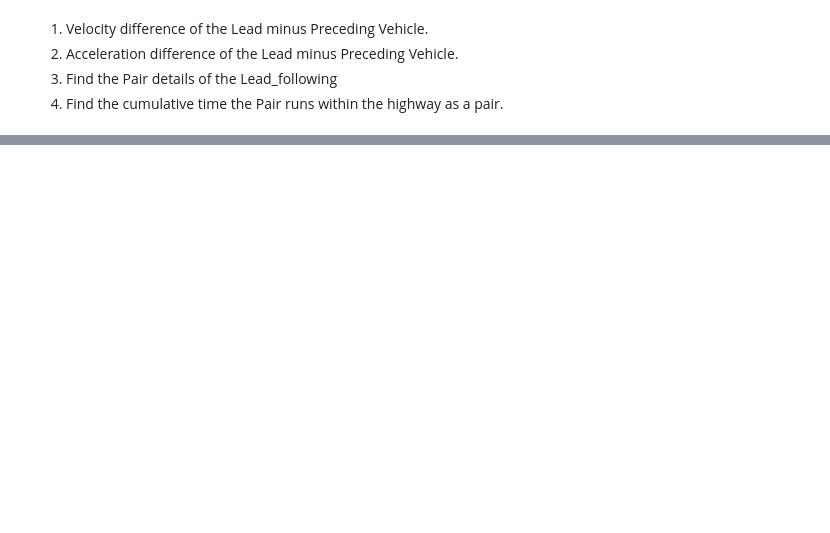
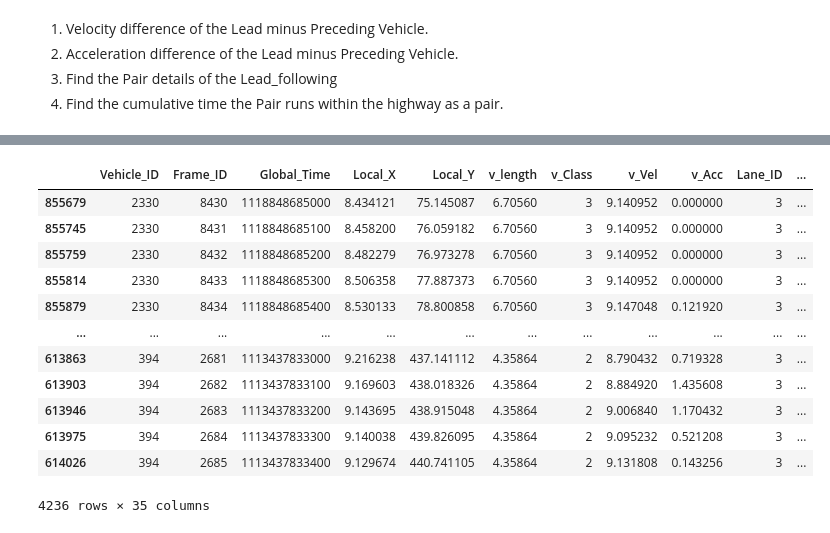
Before and after one commit to VineetDhamija/DataDrivenCarFollowing, a Jupyter notebook: datadrivencarfollowing-v1/scripts/Data-Cleanup_Transformation-class.ipynb, the cells around one changed output, grey strips where cells are left out. Cells and saved outputs as stored; diff of their text form; code cells hidden in the pictures; blank space fills up the shorter version.

```diff
--- a/datadrivencarfollowing-v1/scripts/Data-Cleanup_Transformation-class.ipynb
+++ b/datadrivencarfollowing-v1/scripts/Data-Cleanup_Transformation-class.ipynb
@@ -169,0 +216,16 @@ Index(['Vehicle_ID', 'Frame_ID', 'Global_Time', 'Local_X', 'Local_Y',
+# %%
+trajectory_pairs
+# %% [output]
+|  | Vehicle_ID | Frame_ID | Global_Time | Local_X | Local_Y | v_length | v_Class | v_Vel | v_Acc | Lane_ID | ... |
+| 855679 | 2330 | 8430 | 1118848685000 | 8.434121 | 75.145087 | 6.70560 | 3 | 9.140952 | 0.000000 | 3 | ... |
+| 855745 | 2330 | 8431 | 1118848685100 | 8.458200 | 76.059182 | 6.70560 | 3 | 9.140952 | 0.000000 | 3 | ... |
+| 855759 | 2330 | 8432 | 1118848685200 | 8.482279 | 76.973278 | 6.70560 | 3 | 9.140952 | 0.000000 | 3 | ... |
+| 855814 | 2330 | 8433 | 1118848685300 | 8.506358 | 77.887373 | 6.70560 | 3 | 9.140952 | 0.000000 | 3 | ... |
+| 855879 | 2330 | 8434 | 1118848685400 | 8.530133 | 78.800858 | 6.70560 | 3 | 9.147048 | 0.121920 | 3 | ... |
+| ... | ... | ... | ... | ... | ... | ... | ... | ... | ... | ... | ... |
+| 613863 | 394 | 2681 | 1113437833000 | 9.216238 | 437.141112 | 4.35864 | 2 | 8.790432 | 0.719328 | 3 | ... |
+| 613903 | 394 | 2682 | 1113437833100 | 9.169603 | 438.018326 | 4.35864 | 2 | 8.884920 | 1.435608 | 3 | ... |
+| 613946 | 394 | 2683 | 1113437833200 | 9.143695 | 438.915048 | 4.35864 | 2 | 9.006840 | 1.170432 | 3 | ... |
+| 613975 | 394 | 2684 | 1113437833300 | 9.140038 | 439.826095 | 4.35864 | 2 | 9.095232 | 0.521208 | 3 | ... |
+| 614026 | 394 | 2685 | 1113437833400 | 9.129674 | 440.741105 | 4.35864 | 2 | 9.131808 | 0.143256 | 3 | ... |
+4236 rows × 35 columns
```
Also changed, not shown: parts of 23 cells of this notebook, 19 other files.
